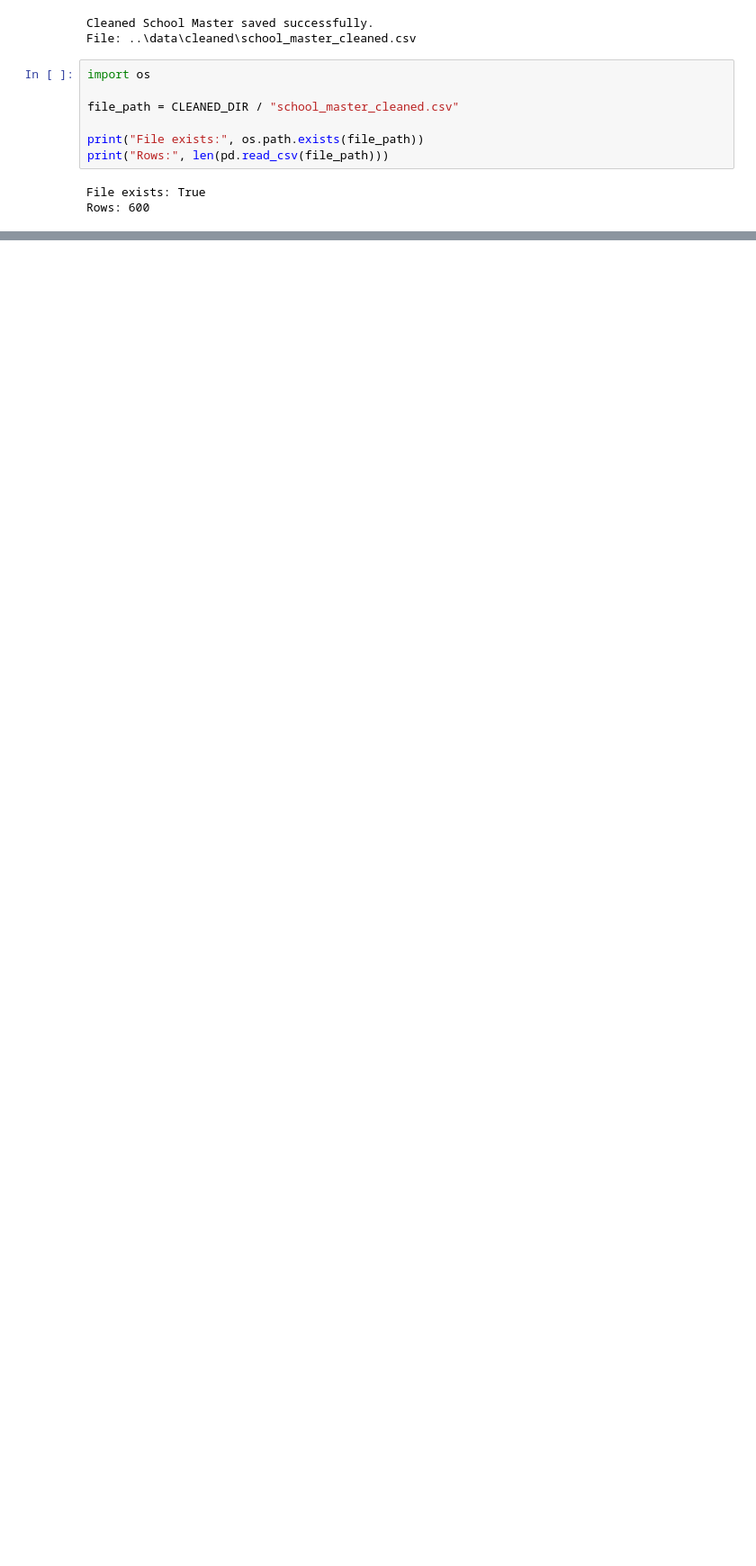
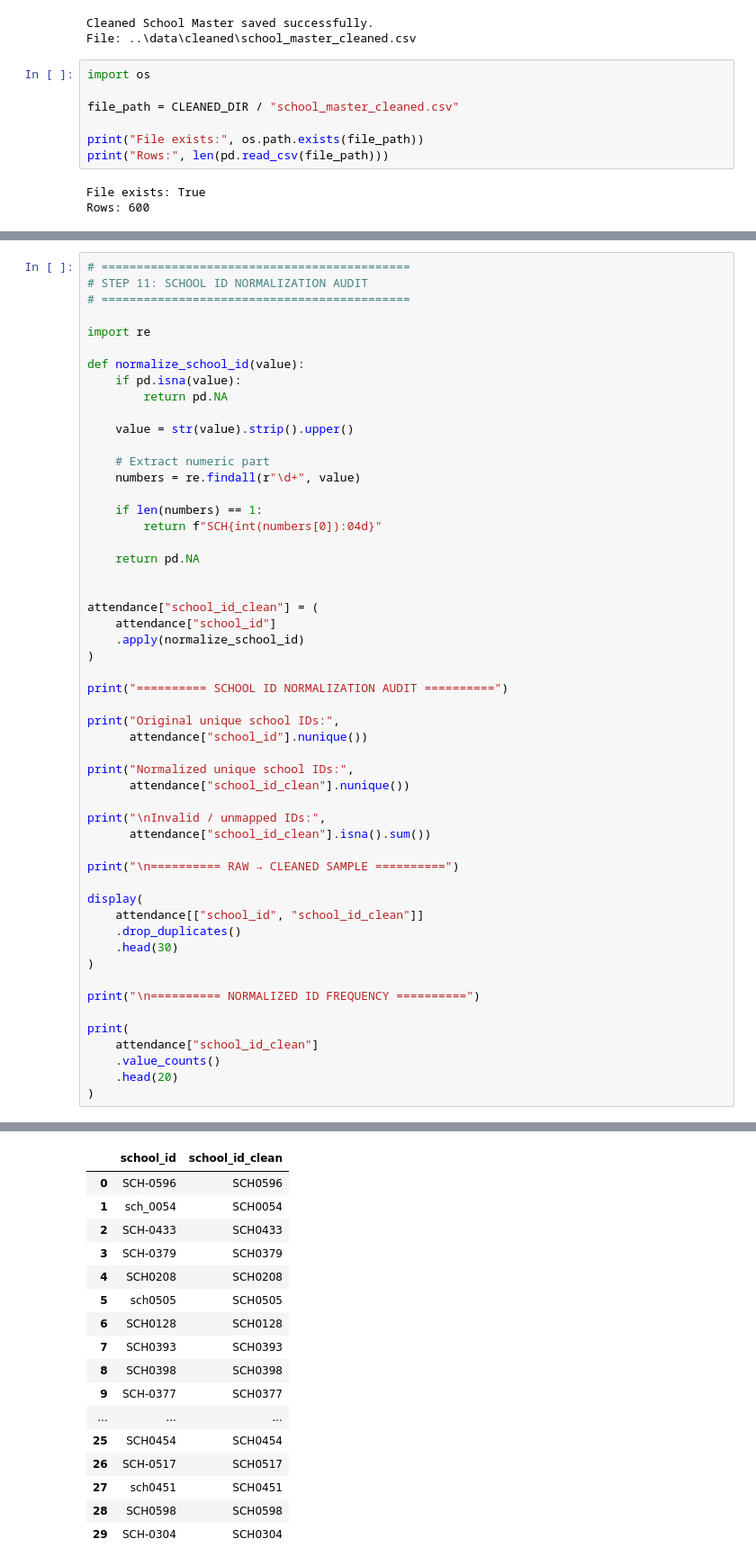
Before and after one commit to Satish-Raut/education-retention-tracker, a Jupyter notebook: notebooks/01_eda_and_cleaning.ipynb, the cells around one changed output, grey strips where cells are left out. Shown at 90% size. Drawn from its saved outputs; the diff is of its cells as text; blank space fills up the shorter version.

```diff
--- a/notebooks/01_eda_and_cleaning.ipynb
+++ b/notebooks/01_eda_and_cleaning.ipynb
@@ -1145,0 +1050,54 @@ Columns: 13
+# %%
+# ============================================
+# STEP 11: SCHOOL ID NORMALIZATION AUDIT
+# ============================================
+
+import re
+
+def normalize_school_id(value):
+    if pd.isna(value):
+        return pd.NA
+
+    value = str(value).strip().upper()
+
+    # Extract numeric part
+    numbers = re.findall(r"\d+", value)
+
+    if len(numbers) == 1:
+        return f"SCH{int(numbers[0]):04d}"
+
+    return pd.NA
+
+
+attendance["school_id_clean"] = (
+    attendance["school_id"]
+    .apply(normalize_school_id)
+)
+
+print("========== SCHOOL ID NORMALIZATION AUDIT ==========")
+
+print("Original unique school IDs:",
+      attendance["school_id"].nunique())
+
+print("Normalized unique school IDs:",
+      attendance["school_id_clean"].nunique())
+
+print("\nInvalid / unmapped IDs:",
+      attendance["school_id_clean"].isna().sum())
+
+print("\n========== RAW → CLEANED SAMPLE ==========")
+
+display(
+    attendance[["school_id", "school_id_clean"]]
+    .drop_duplicates()
+    .head(30)
+)
+
+print("\n========== NORMALIZED ID FREQUENCY ==========")
+
+print(
+    attendance["school_id_clean"]
+    .value_counts()
+    .head(20)
+)
+# %% [output]
@@ -1145,0 +1111,17 @@ Columns: 13
+|  | school_id | school_id_clean |
+| 0 | SCH-0596 | SCH0596 |
+| 1 | sch_0054 | SCH0054 |
+| 2 | SCH-0433 | SCH0433 |
+| 3 | SCH-0379 | SCH0379 |
+| 4 | SCH0208 | SCH0208 |
+| 5 | sch0505 | SCH0505 |
+| 6 | SCH0128 | SCH0128 |
+| 7 | SCH0393 | SCH0393 |
+| 8 | SCH0398 | SCH0398 |
+| 9 | SCH-0377 | SCH0377 |
+| ... | ... | ... |
+| 25 | SCH0454 | SCH0454 |
+| 26 | SCH-0517 | SCH0517 |
+| 27 | sch0451 | SCH0451 |
+| 28 | SCH0598 | SCH0598 |
+| 29 | SCH-0304 | SCH0304 |
```
Also changed, not shown: parts of 53 cells of this notebook, 1 other file.
